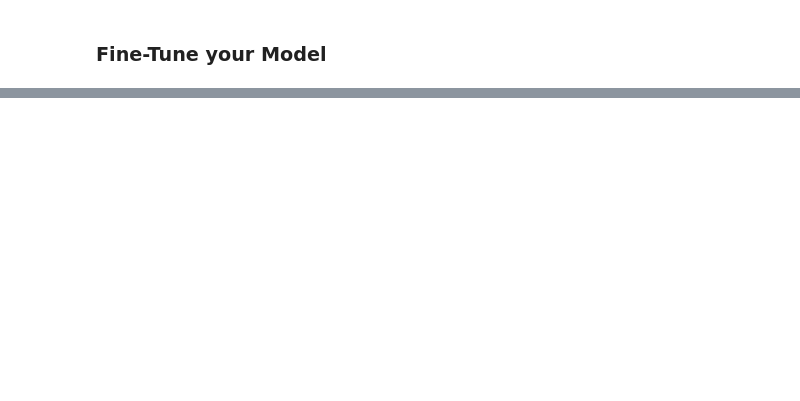
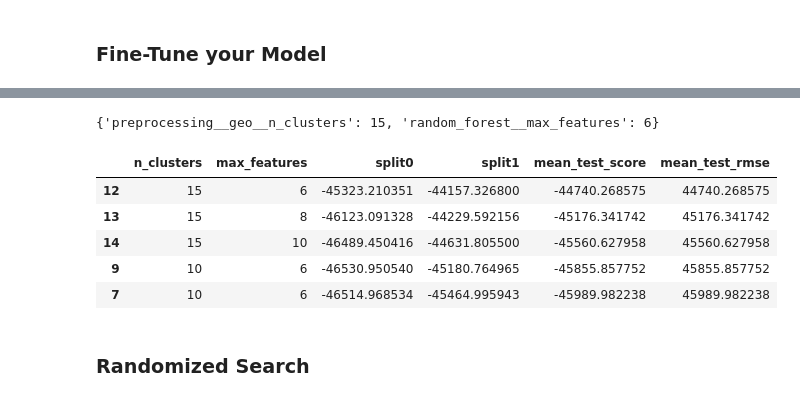
Before and after one commit to NemanjaTomic57/data-science, a Jupyter notebook: hands-on-machine-learning/02_end_to_end_machine_learning_project.ipynb, the cells around one changed output, grey strips where cells are left out. Drawn from its saved outputs; the diff is of its cells as text; code cells hidden in the pictures; blank space fills up the shorter version.

```diff
--- a/hands-on-machine-learning/02_end_to_end_machine_learning_project.ipynb
+++ b/hands-on-machine-learning/02_end_to_end_machine_learning_project.ipynb
@@ -522,19 +534,19 @@ forest_rmse = -cross_val_score(forest_reg, housing, housing_labels, scoring='neg
 # %% [markdown]
 ### Fine-Tune your Model
 # %%
-# from sklearn.model_selection import GridSearchCV
+from sklearn.model_selection import GridSearchCV
 
-# full_pipeline = Pipeline([
-#     ('preprocessing', preprocessing),
-#     ('random_forest', RandomForestRegressor())
-# ])
+full_pipeline = Pipeline([
+    ('preprocessing', preprocessing),
+    ('random_forest', RandomForestRegressor())
+])
 
-# param_grid = [
-#     {'preprocessing__geo__n_clusters': [5, 8, 10],
-#      'random_forest__max_features': [4, 6, 8]},
-#     {'preprocessing__geo__n_clusters': [10, 15],
-#      'random_forest__max_features': [6, 8, 10]}
-# ]
+param_grid = [
+    {'preprocessing__geo__n_clusters': [5, 8, 10],
+     'random_forest__max_features': [4, 6, 8]},
+    {'preprocessing__geo__n_clusters': [10, 15],
+     'random_forest__max_features': [6, 8, 10]}
+]
 
-# grid_search = GridSearchCV(full_pipeline, param_grid, cv=3, scoring='neg_root_mean_squared_error')
-# grid_search.fit(housing, housing_labels)
+grid_search = GridSearchCV(full_pipeline, param_grid, cv=2, scoring='neg_root_mean_squared_error')
+grid_search.fit(housing, housing_labels)
@@ -541,2 +571,22 @@ forest_rmse = -cross_val_score(forest_reg, housing, housing_labels, scoring='neg
 # %%
-# grid_search.best_params_
+grid_search.best_params_
+# %% [output]
+{'preprocessing__geo__n_clusters': 15, 'random_forest__max_features': 6}
+# %%
+cv_res = pd.DataFrame(grid_search.cv_results_)
+cv_res.sort_values(by='mean_test_score', ascending=False, inplace=True)
+cv_res.drop(labels=['mean_fit_time', 'std_fit_time', 'mean_score_time', 'std_score_time', 'params',
+                     'std_test_score', 'rank_test_score'], axis=1, inplace=True)
+cv_res.rename({'param_preprocessing__geo__n_clusters': 'n_clusters', 'param_random_forest__max_features': 'max_features',
+               'split0_test_score': 'split0', 'split1_test_score': 'split1'}, axis=1, inplace=True)
+cv_res['mean_test_rmse'] = -cv_res['mean_test_score']
+cv_res.head()
+# %% [output]
+|  | n_clusters | max_features | split0 | split1 | mean_test_score | mean_test_rmse |
+| 12 | 15 | 6 | -45323.210351 | -44157.326800 | -44740.268575 | 44740.268575 |
+| 13 | 15 | 8 | -46123.091328 | -44229.592156 | -45176.341742 | 45176.341742 |
+| 14 | 15 | 10 | -46489.450416 | -44631.805500 | -45560.627958 | 45560.627958 |
+| 9 | 10 | 6 | -46530.950540 | -45180.764965 | -45855.857752 | 45855.857752 |
+| 7 | 10 | 6 | -46514.968534 | -45464.995943 | -45989.982238 | 45989.982238 |
+# %% [markdown]
+### Randomized Search
```
Also changed, not shown: parts of 27 cells of this notebook, 5 other files.
